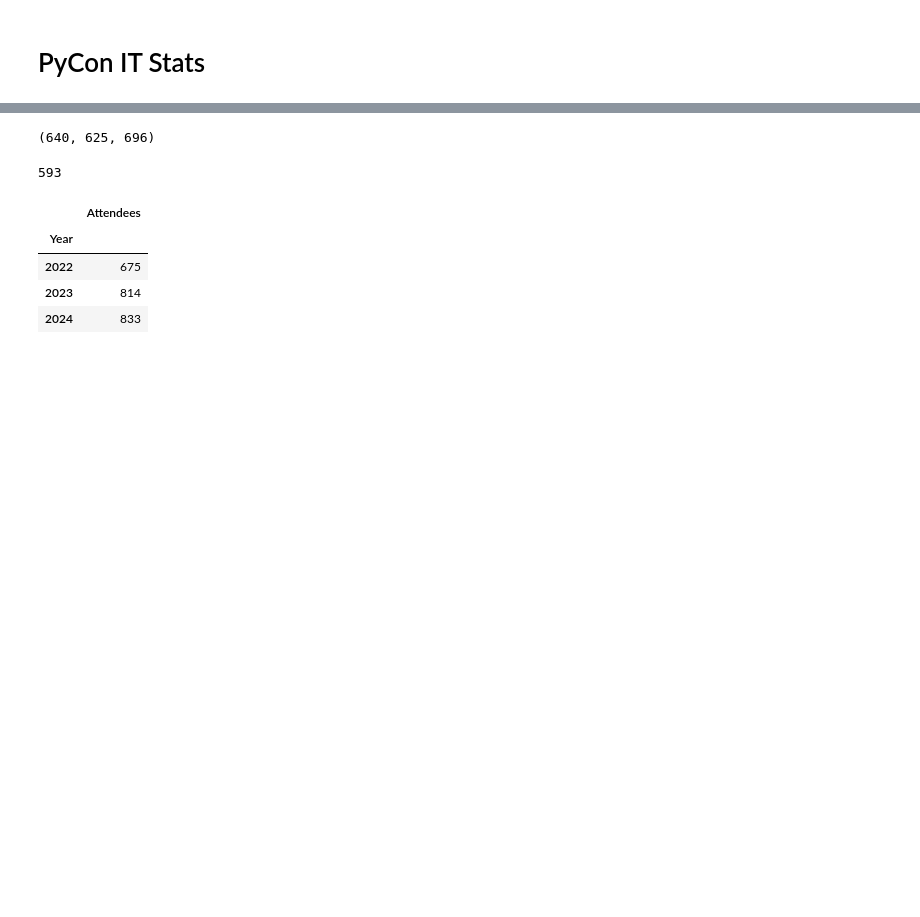
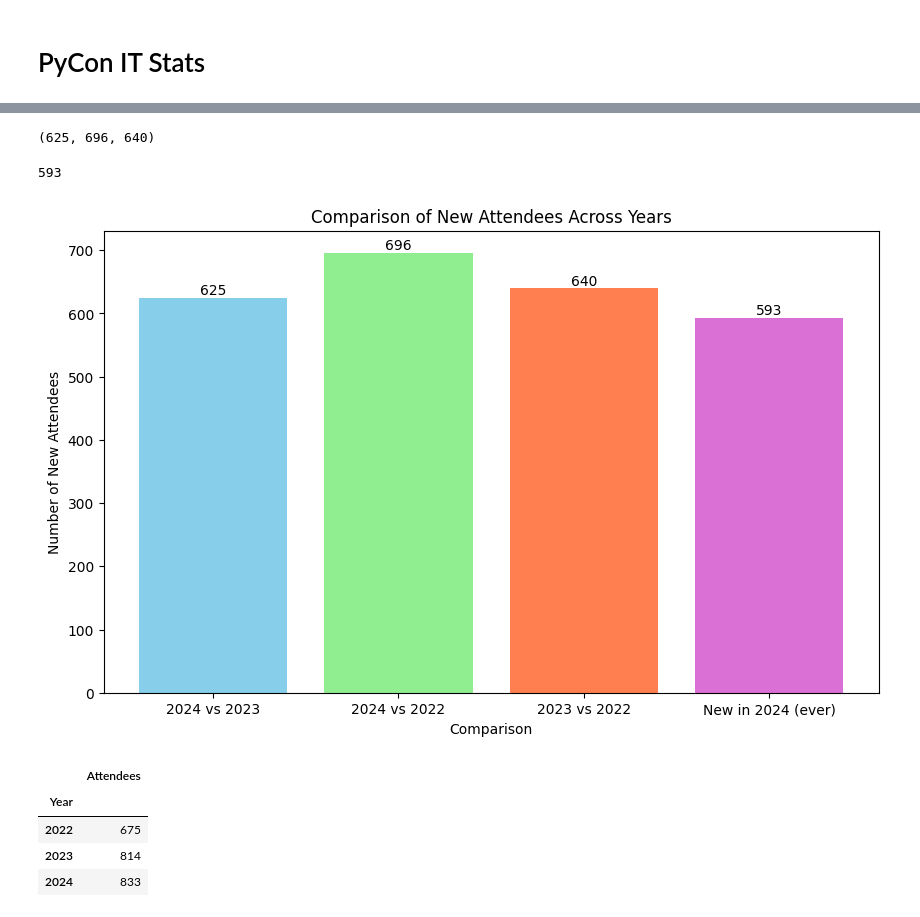
Before and after one commit to estyxx/pyconit-stats, a Jupyter notebook: Stats.ipynb, the cells around one changed output, grey strips where cells are left out. Cells and saved outputs as stored; diff of their text form; code cells hidden in the pictures; blank space fills up the shorter version.

```diff
--- a/Stats.ipynb
+++ b/Stats.ipynb
@@ -28,9 +28,9 @@ len(pycon_2024), len(pycon_2023), len(pycon_2022)
 # %%
+# Calculate new unique attendees
 new_2024_vs_2023 = len(set(pycon_2024) - set(pycon_2023))
 new_2024_vs_2022 = len(set(pycon_2024) - set(pycon_2022))
 new_2023_vs_2022 = len(set(pycon_2023) - set(pycon_2022))
-
-new_2024_vs_2023, new_2024_vs_2022, new_2023_vs_2022,
+new_2024_vs_2023, new_2024_vs_2022, new_2023_vs_2022
 # %% [output]
-(640, 625, 696)
+(625, 696, 640)
 # %%
@@ -38,6 +38,24 @@ new_ever = len(set(pycon_2024)  - set(pycon_2023) - set(pycon_2022))
 new_ever
 # %% [output]
 593
+# %%
+# Plot the data
+data = {
+    'Comparison': ['2024 vs 2023', '2024 vs 2022', '2023 vs 2022', 'New in 2024 (ever)'],
+    'New Attendees': [new_2024_vs_2023, new_2024_vs_2022, new_2023_vs_2022, new_ever]
+}
+df = pd.DataFrame(data)
+
+plt.figure(figsize=(10, 6))
+bars = plt.bar(df['Comparison'], df['New Attendees'], color=['skyblue', 'lightgreen', 'coral', 'orchid'])
+plt.title('Comparison of New Attendees Across Years')
+plt.xlabel('Comparison')
+plt.ylabel('Number of New Attendees')
+plt.xticks(rotation=0)
+plt.bar_label(bars)
+plt.show()
+# %% [output]
+[figure, added]
 # %%
 # %%
 data_summary = {
```
Also changed, not shown: parts of 2 cells of this notebook.
